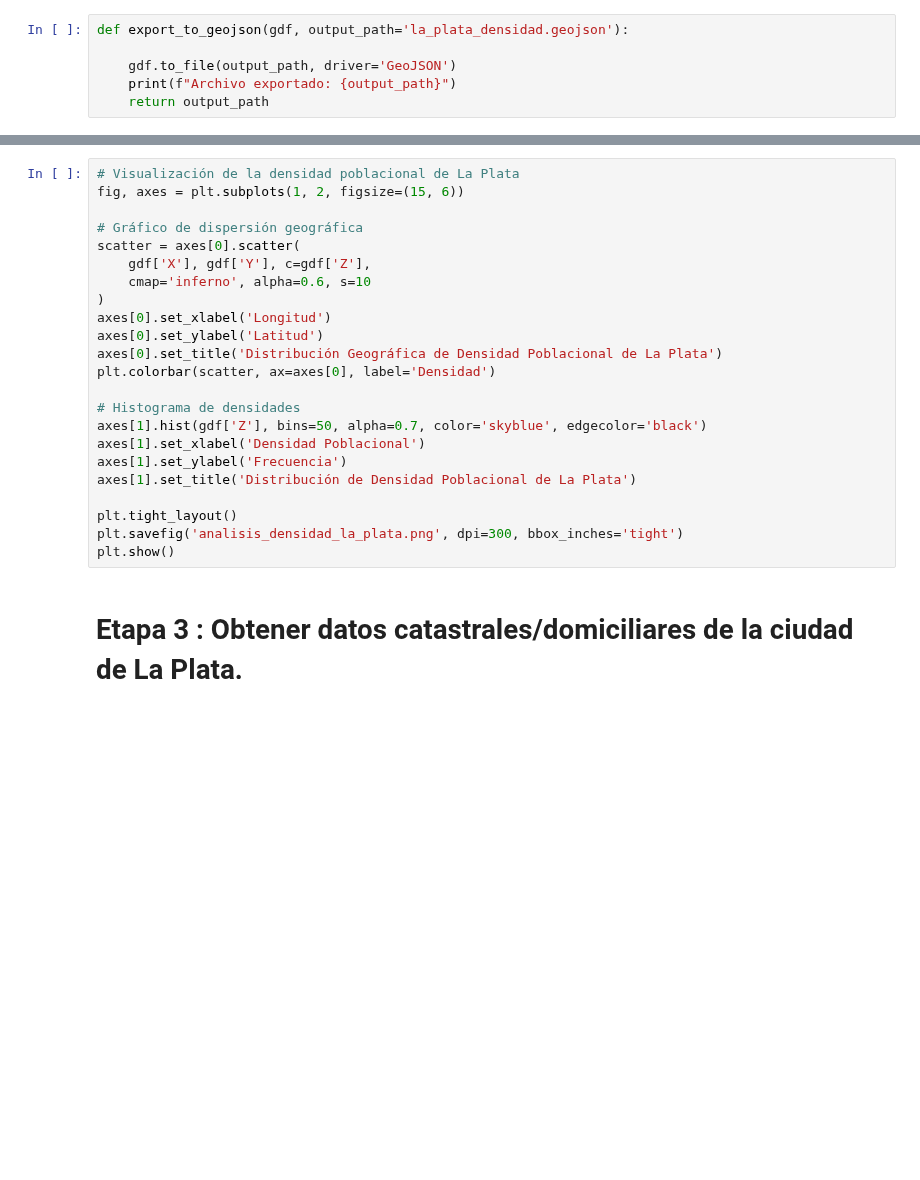
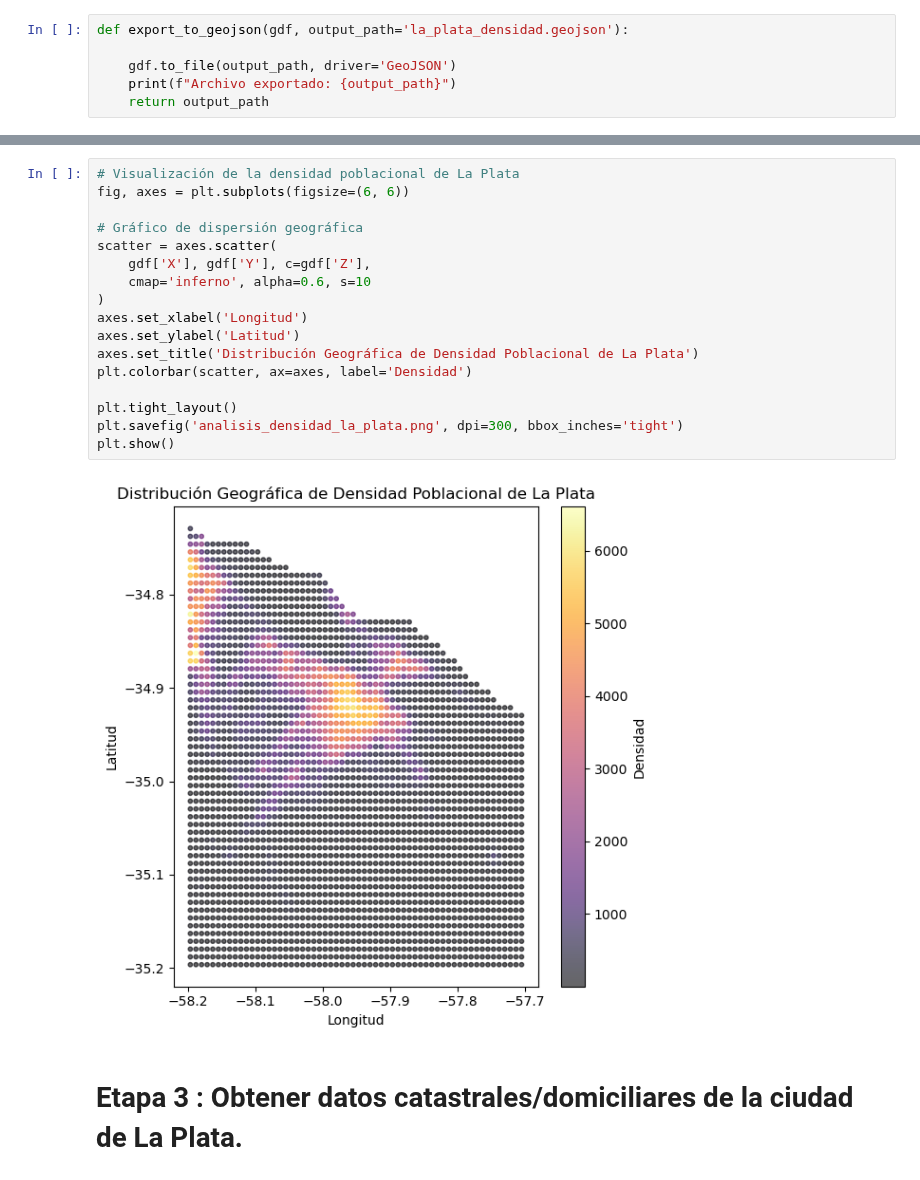
Before and after one commit to andreasoledadguerra/flood-insurance-lead-detection, a Jupyter notebook: flood_insurance.ipynb, the cells around one changed output, grey strips where cells are left out. Saved outputs shown, nothing was run; the diff lists cells and outputs as text; blank space fills up the shorter version.

Commit message:
refactor: remove unused subplot from population density plot.

```diff
--- a/flood_insurance.ipynb
+++ b/flood_insurance.ipynb
@@ -80,25 +134,21 @@ export_to_geojson(gdf)
 # %%
 # Visualización de la densidad poblacional de La Plata
-fig, axes = plt.subplots(1, 2, figsize=(15, 6))
+fig, axes = plt.subplots(figsize=(6, 6))
 
 # Gráfico de dispersión geográfica
-scatter = axes[0].scatter(
+scatter = axes.scatter(
     gdf['X'], gdf['Y'], c=gdf['Z'],
     cmap='inferno', alpha=0.6, s=10
 )
-axes[0].set_xlabel('Longitud')
-axes[0].set_ylabel('Latitud')
-axes[0].set_title('Distribución Geográfica de Densidad Poblacional de La Plata')
-plt.colorbar(scatter, ax=axes[0], label='Densidad')
-
-# Histograma de densidades
-axes[1].hist(gdf['Z'], bins=50, alpha=0.7, color='skyblue', edgecolor='black')
-axes[1].set_xlabel('Densidad Poblacional')
-axes[1].set_ylabel('Frecuencia')
-axes[1].set_title('Distribución de Densidad Poblacional de La Plata')
+axes.set_xlabel('Longitud')
+axes.set_ylabel('Latitud')
+axes.set_title('Distribución Geográfica de Densidad Poblacional de La Plata')
+plt.colorbar(scatter, ax=axes, label='Densidad')
 
 plt.tight_layout()
 plt.savefig('analisis_densidad_la_plata.png', dpi=300, bbox_inches='tight')
 plt.show()
+# %% [output]
+[figure, added]
 # %% [markdown]
 # Etapa 3 : Obtener datos catastrales/domiciliares de la ciudad de La Plata.
```
Also changed, not shown: parts of 7 cells of this notebook.
